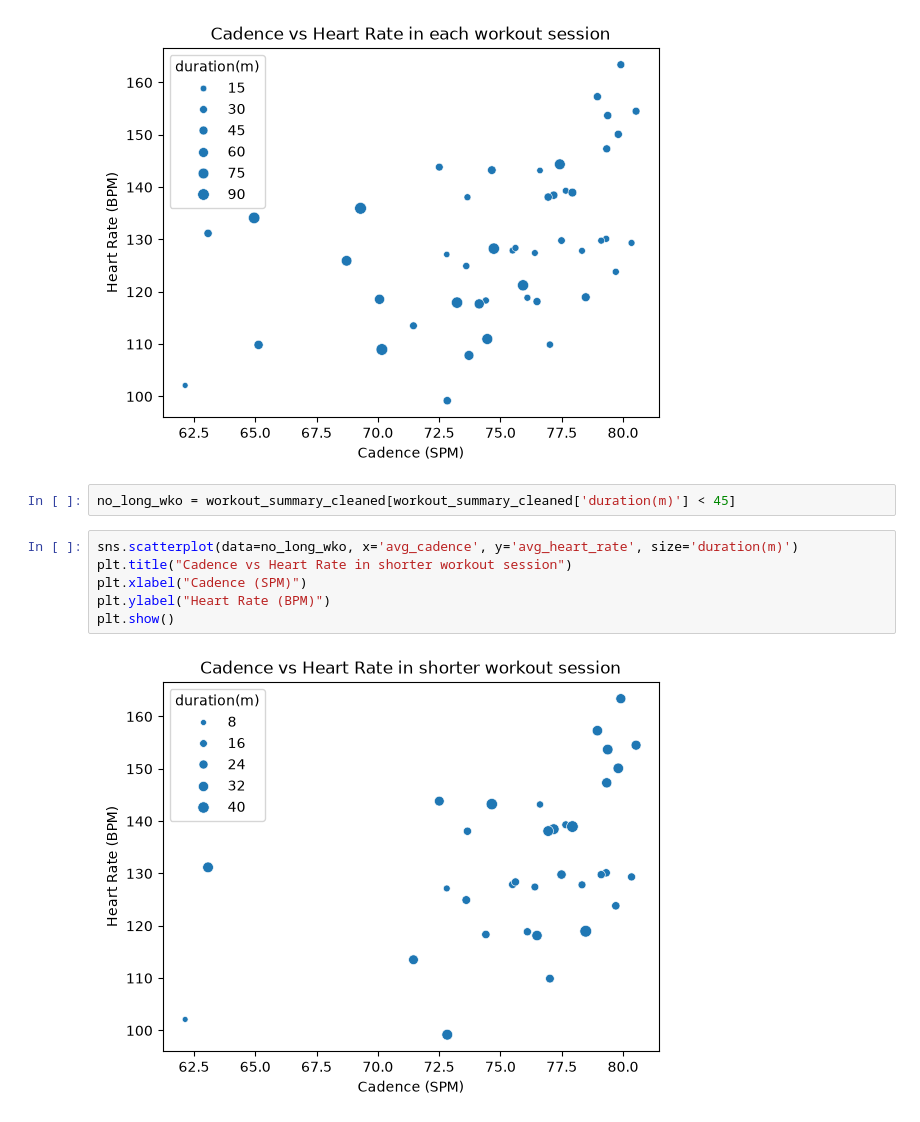
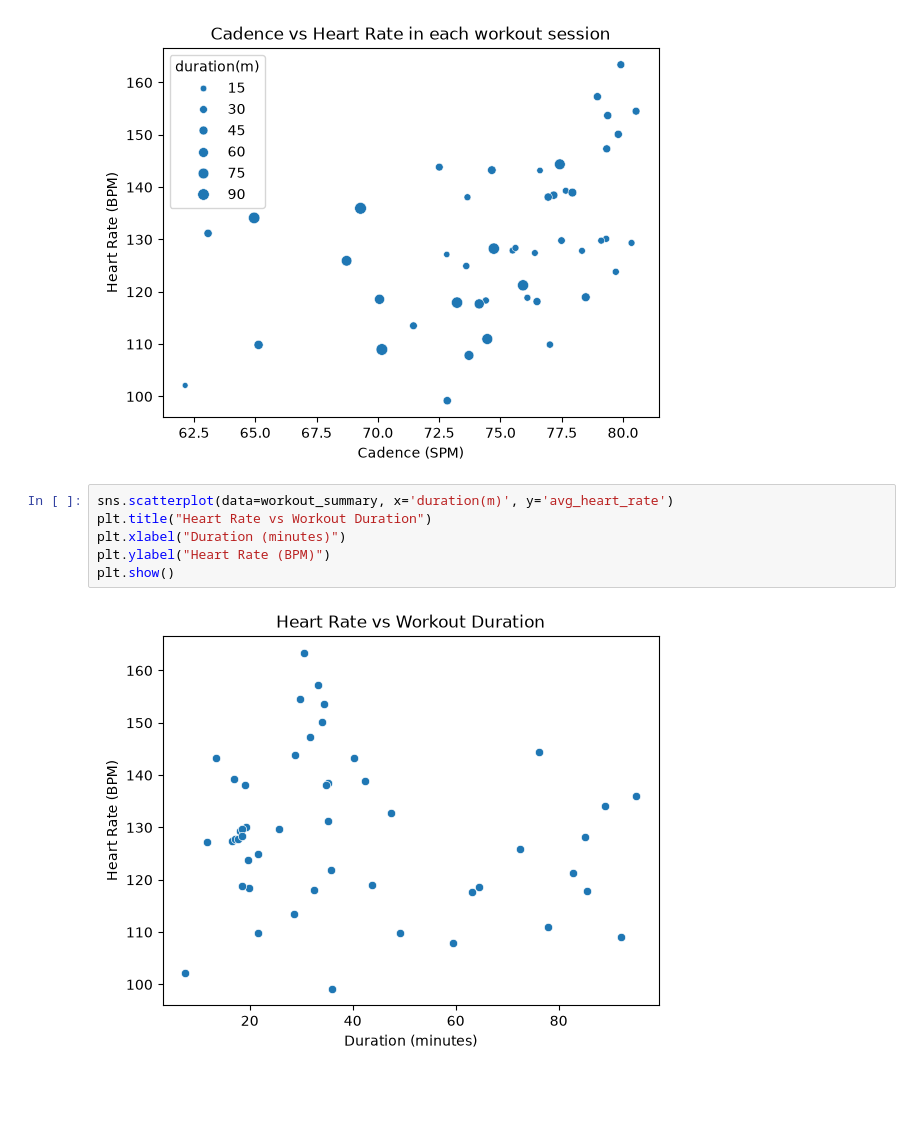
Before and after one commit to vandao288/strava_data_report, a Jupyter notebook: strava.ipynb, the cells around one changed output. Cells and saved outputs as stored; diff of their text form; blank space fills up the shorter version.

```diff
--- a/strava.ipynb
+++ b/strava.ipynb
@@ -528,13 +525,11 @@ plt.ylabel("Heart Rate (BPM)")
 plt.show()
 # %% [output]
 [figure]
-# %%
-no_long_wko = workout_summary_cleaned[workout_summary_cleaned['duration(m)'] < 45]
 # %%
-sns.scatterplot(data=no_long_wko, x='avg_cadence', y='avg_heart_rate', size='duration(m)')
-plt.title("Cadence vs Heart Rate in shorter workout session")
-plt.xlabel("Cadence (SPM)")
+sns.scatterplot(data=workout_summary, x='duration(m)', y='avg_heart_rate')
+plt.title("Heart Rate vs Workout Duration")
+plt.xlabel("Duration (minutes)")
 plt.ylabel("Heart Rate (BPM)")
 plt.show()
 # %% [output]
-[figure, old version]
+[figure, new version]
```
Also changed, not shown: parts of 22 cells of this notebook.
